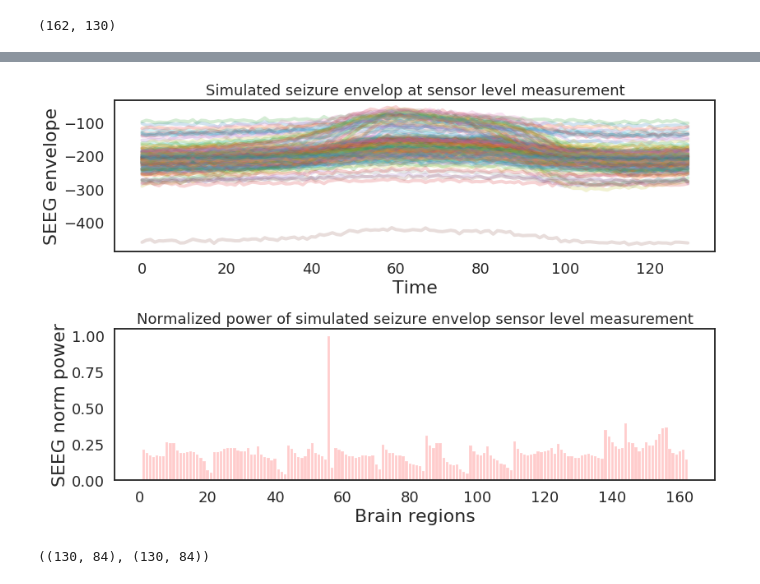
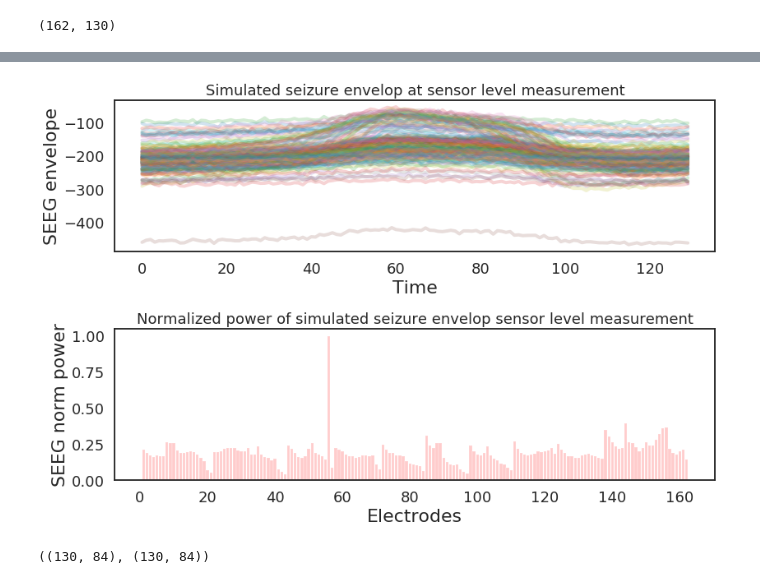
Before and after one commit to ins-amu/BVEP, a Jupyter notebook: Stan/BVEP_seeg_noncentered_stan_patient1_MAP.ipynb, the cells around one changed output, grey strips where cells are left out. Saved outputs shown, nothing was run; the diff lists cells and outputs as text; code cells hidden in the pictures.

```diff
--- a/Stan/BVEP_seeg_noncentered_stan_patient1_MAP.ipynb
+++ b/Stan/BVEP_seeg_noncentered_stan_patient1_MAP.ipynb
@@ -185,26 +185,26 @@ plt.show()
 # %%
 plt.figure(figsize=(12,8))
 plt.subplot(211)
 plt.plot(Seeg.T, linewidth=4, alpha=0.2);
 plt.title('Simulated seizure envelop at sensor level measurement')
 plt.xlabel('Time', fontsize=22)
 plt.ylabel('SEEG envelope', fontsize=22)
 plt.yticks(fontsize=18, rotation=0)
 plt.xticks(fontsize=18, rotation=0)
 
 plt.subplot(212)
 plt.bar(np.arange(1,Seeg_pwr_n.shape[0]+1), Seeg_pwr_n, color='r', alpha=0.2)
 plt.title('Normalized power of simulated seizure envelop sensor level measurement')
-plt.xlabel('Brain regions', fontsize=22)
+plt.xlabel('Electrodes', fontsize=22)
 plt.ylabel('SEEG norm power', fontsize=22)
 plt.yticks(fontsize=18, rotation=0)
 plt.xticks(fontsize=18, rotation=0)
 plt.tight_layout()
 plt.savefig(os.path.join(cwd+'/'+str(Res_dir)+'/figures',"Observed_SEEGdata.png"), doi=800)
 plt.savefig(os.path.join(cwd+'/'+str(Res_dir)+'/figures',"Observed_SEEGdata.eps"), doi=800)
 plt.show()
 # %% [output]
-[figure, old version]
+[figure, new version]
 # %%
 xs=x_source
 zs=z_source
```
Also changed, not shown: parts of 15 cells of this notebook, 1 other file.
